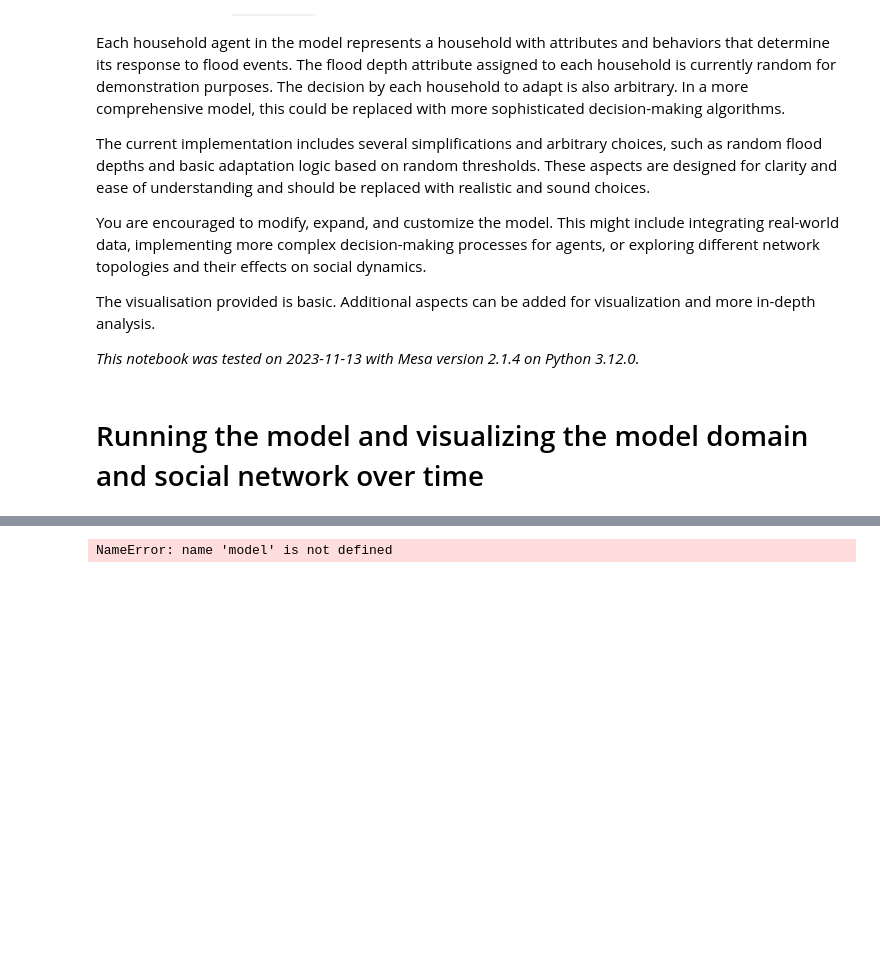
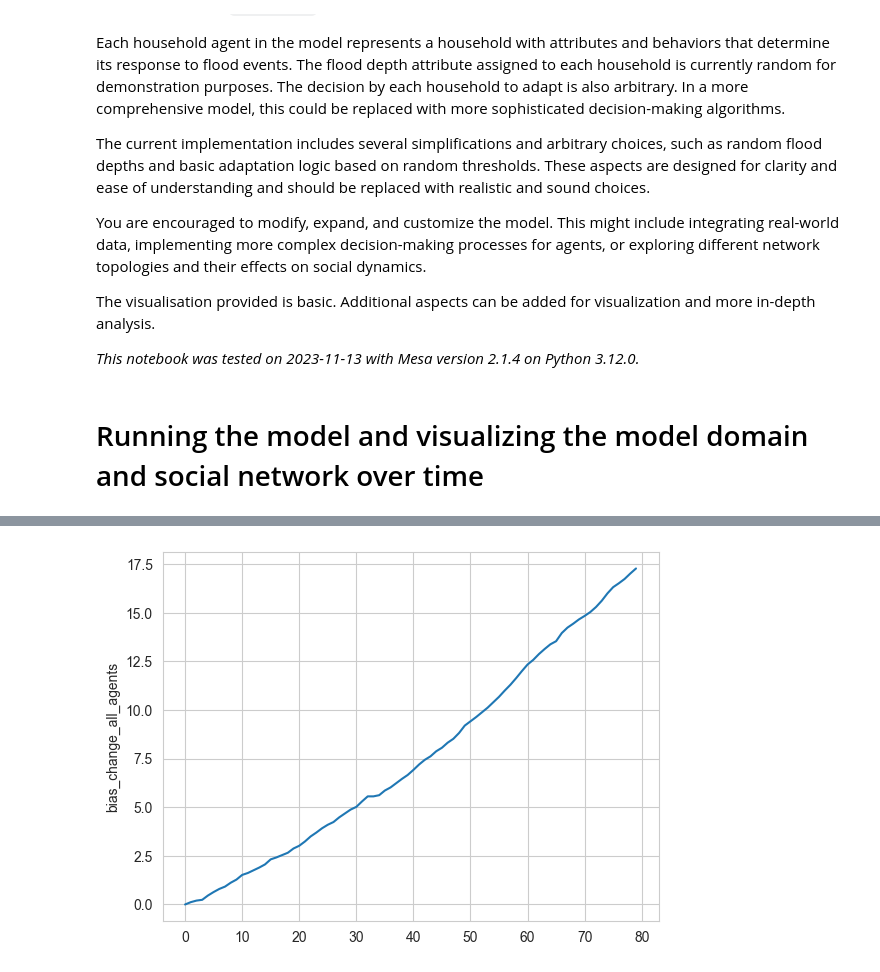
Before and after one commit to tewhol/ABM-group-06, a Jupyter notebook: model/demo.ipynb, the cells around one changed output, grey strips where cells are left out. Saved outputs shown, nothing was run; the diff lists cells and outputs as text; code cells hidden in the pictures; blank space fills up the shorter version.

```diff
--- a/model/demo.ipynb
+++ b/model/demo.ipynb
@@ -186,15 +182,14 @@ for step in range(80):
-# %%
-agent_data = model.datacollector.get_agent_vars_dataframe()
-len([i for i in model.schedule.agents if i.has_child])
-agent_data.iloc[-1]
-
-# for agent in model.schedule.agents:
-#     print(f'{agent.unique_id} has an agent bias of {round(agent.general_bias_in_network, 3)}, a estimated flood damage of {round(agent.flood_damage_estimated, 3)} and is adapted is {agent.is_adapted} and has identity: {agent.identity}\n')
-#
-# for agent in model.schedule.agents:
-#     print(f'{agent.unique_id} has an agent bias of {round(agent.general_bias_in_network, 3)}, a impacted bias because of flooding {round(agent.actual_flood_impact_on_bias, 3)}')
-# %% [output]
-NameError: name 'model' is not defined
+# %%
+agent_data = model.datacollector.get_agent_vars_dataframe()
+model_data = model.datacollector.get_model_vars_dataframe()
+
+# ax1 = sns.lineplot(data = agent_data,  x='Step',y='EndBias', hue='IsAdapted',palette='viridis')
+#
+# ax2 = sns.lineplot(data = model_data, x=range(80), y = 'total_adapted_households')
+#
+# ax3 = sns.lineplot(data = model_data, x=range(80), y = 'bias_change_all_agents')
+# %% [output]
+[figure, added]
 # %%
 # sum([i.general_bias_in_network for i in model.schedule.agents])/len(model.schedule.agents)
 
```
Also changed, not shown: parts of 3 cells of this notebook, 1 other file.
